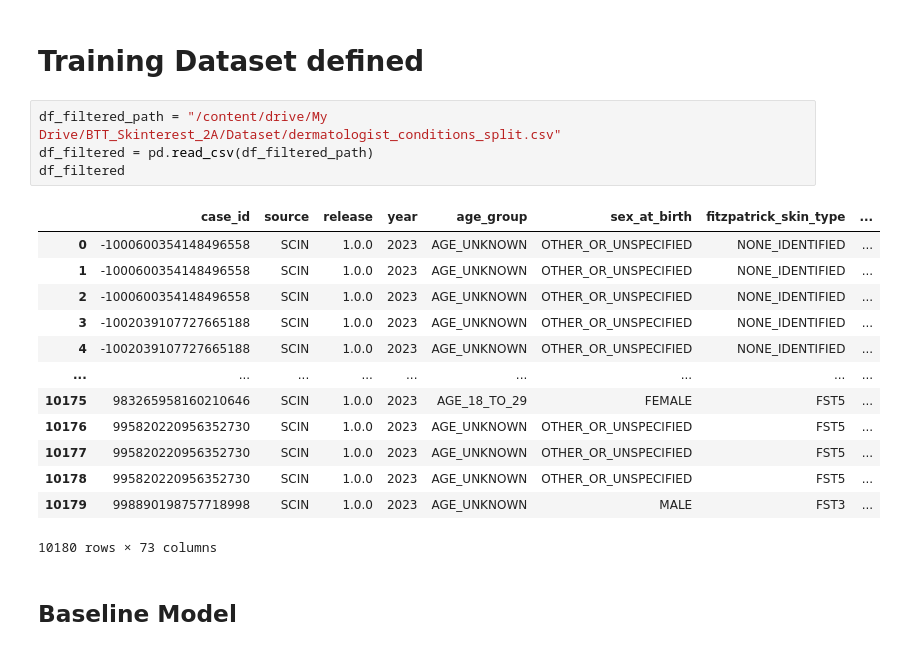
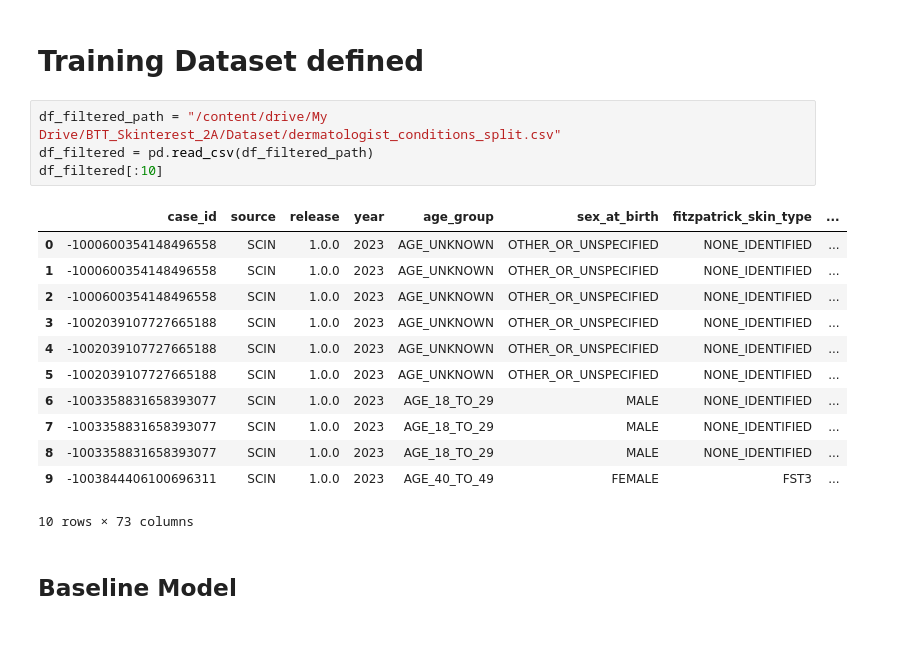
Before and after one commit to nbm016/multimodal_skin_condition_classification_skinterest_tech_2a, a Jupyter notebook: Model_Building.ipynb, the cells around one changed output. Drawn from its saved outputs; the diff is of its cells as text.

```diff
--- a/Model_Building.ipynb
+++ b/Model_Building.ipynb
@@ -600,21 +717,20 @@ Loaded 8209 rows
 # %%
 df_filtered_path = "/content/drive/My Drive/BTT_Skinterest_2A/Dataset/dermatologist_conditions_split.csv"
 df_filtered = pd.read_csv(df_filtered_path)
-df_filtered
+df_filtered[:10]
 # %% [output]
 |  | case_id | source | release | year | age_group | sex_at_birth | fitzpatrick_skin_type | ... |
 | 0 | -1000600354148496558 | SCIN | 1.0.0 | 2023 | AGE_UNKNOWN | OTHER_OR_UNSPECIFIED | NONE_IDENTIFIED | ... |
 | 1 | -1000600354148496558 | SCIN | 1.0.0 | 2023 | AGE_UNKNOWN | OTHER_OR_UNSPECIFIED | NONE_IDENTIFIED | ... |
 | 2 | -1000600354148496558 | SCIN | 1.0.0 | 2023 | AGE_UNKNOWN | OTHER_OR_UNSPECIFIED | NONE_IDENTIFIED | ... |
 | 3 | -1002039107727665188 | SCIN | 1.0.0 | 2023 | AGE_UNKNOWN | OTHER_OR_UNSPECIFIED | NONE_IDENTIFIED | ... |
 | 4 | -1002039107727665188 | SCIN | 1.0.0 | 2023 | AGE_UNKNOWN | OTHER_OR_UNSPECIFIED | NONE_IDENTIFIED | ... |
-| ... | ... | ... | ... | ... | ... | ... | ... | ... |
-| 10175 | 983265958160210646 | SCIN | 1.0.0 | 2023 | AGE_18_TO_29 | FEMALE | FST5 | ... |
-| 10176 | 995820220956352730 | SCIN | 1.0.0 | 2023 | AGE_UNKNOWN | OTHER_OR_UNSPECIFIED | FST5 | ... |
-| 10177 | 995820220956352730 | SCIN | 1.0.0 | 2023 | AGE_UNKNOWN | OTHER_OR_UNSPECIFIED | FST5 | ... |
-| 10178 | 995820220956352730 | SCIN | 1.0.0 | 2023 | AGE_UNKNOWN | OTHER_OR_UNSPECIFIED | FST5 | ... |
-| 10179 | 998890198757718998 | SCIN | 1.0.0 | 2023 | AGE_UNKNOWN | MALE | FST3 | ... |
+| 5 | -1002039107727665188 | SCIN | 1.0.0 | 2023 | AGE_UNKNOWN | OTHER_OR_UNSPECIFIED | NONE_IDENTIFIED | ... |
+| 6 | -1003358831658393077 | SCIN | 1.0.0 | 2023 | AGE_18_TO_29 | MALE | NONE_IDENTIFIED | ... |
+| 7 | -1003358831658393077 | SCIN | 1.0.0 | 2023 | AGE_18_TO_29 | MALE | NONE_IDENTIFIED | ... |
+| 8 | -1003358831658393077 | SCIN | 1.0.0 | 2023 | AGE_18_TO_29 | MALE | NONE_IDENTIFIED | ... |
+| 9 | -1003844406100696311 | SCIN | 1.0.0 | 2023 | AGE_40_TO_49 | FEMALE | FST3 | ... |
-10180 rows × 73 columns
+10 rows × 73 columns
 # %% [markdown]
 ## Baseline Model
 # %%
```
Also changed, not shown: parts of 14 cells of this notebook.
